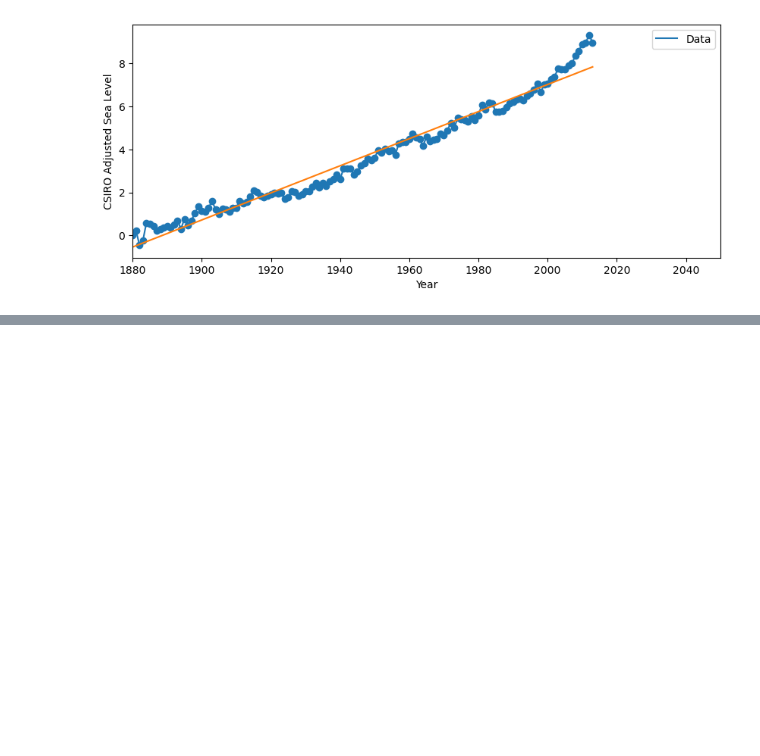
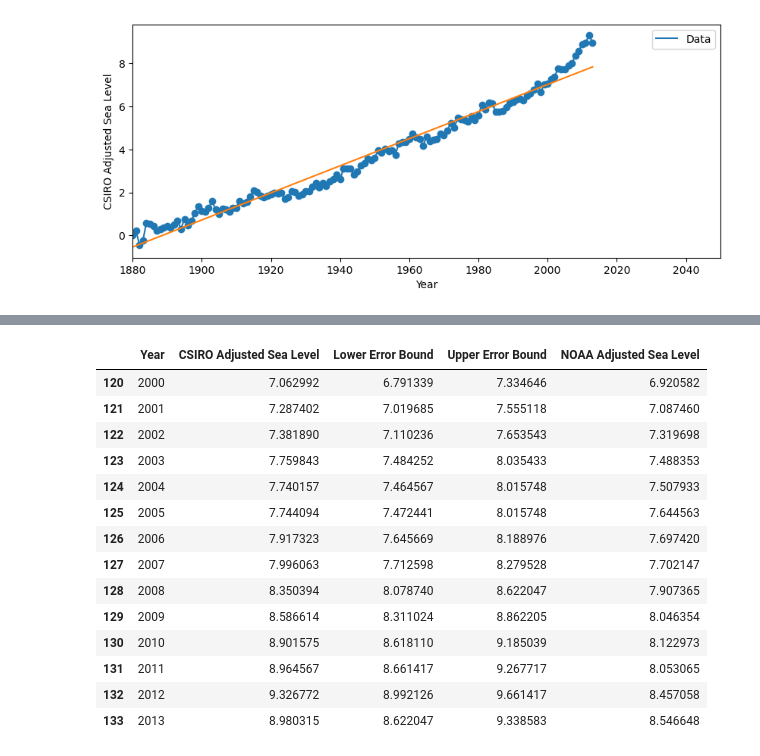
Before and after one commit to OuwaCavern/sea-level-predictor, a Jupyter notebook: sea-file-predictor.ipynb, the cells around one changed output, grey strips where cells are left out. Cells and saved outputs as stored; diff of their text form; code cells hidden in the pictures; blank space fills up the shorter version.

```diff
--- a/sea-file-predictor.ipynb
+++ b/sea-file-predictor.ipynb
@@ -74,0 +77,18 @@ plt.legend()
+# %%
+df2000
+# %% [output]
+|  | Year | CSIRO Adjusted Sea Level | Lower Error Bound | Upper Error Bound | NOAA Adjusted Sea Level |
+| 120 | 2000 | 7.062992 | 6.791339 | 7.334646 | 6.920582 |
+| 121 | 2001 | 7.287402 | 7.019685 | 7.555118 | 7.087460 |
+| 122 | 2002 | 7.381890 | 7.110236 | 7.653543 | 7.319698 |
+| 123 | 2003 | 7.759843 | 7.484252 | 8.035433 | 7.488353 |
+| 124 | 2004 | 7.740157 | 7.464567 | 8.015748 | 7.507933 |
+| 125 | 2005 | 7.744094 | 7.472441 | 8.015748 | 7.644563 |
+| 126 | 2006 | 7.917323 | 7.645669 | 8.188976 | 7.697420 |
+| 127 | 2007 | 7.996063 | 7.712598 | 8.279528 | 7.702147 |
+| 128 | 2008 | 8.350394 | 8.078740 | 8.622047 | 7.907365 |
+| 129 | 2009 | 8.586614 | 8.311024 | 8.862205 | 8.046354 |
+| 130 | 2010 | 8.901575 | 8.618110 | 9.185039 | 8.122973 |
+| 131 | 2011 | 8.964567 | 8.661417 | 9.267717 | 8.053065 |
+| 132 | 2012 | 9.326772 | 8.992126 | 9.661417 | 8.457058 |
+| 133 | 2013 | 8.980315 | 8.622047 | 9.338583 | 8.546648 |
```
Also changed, not shown: parts of 8 cells of this notebook, 10 other files.
